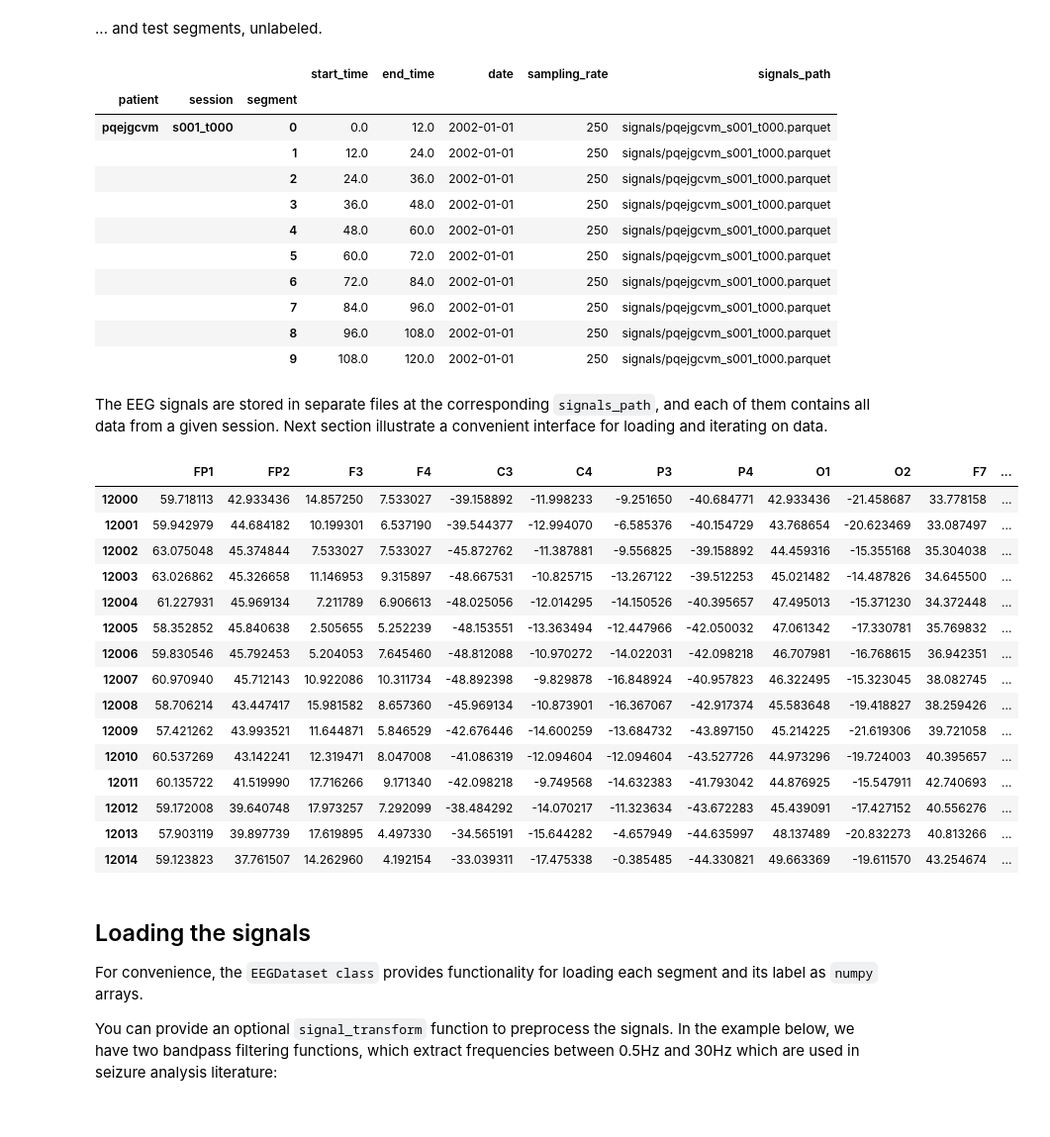
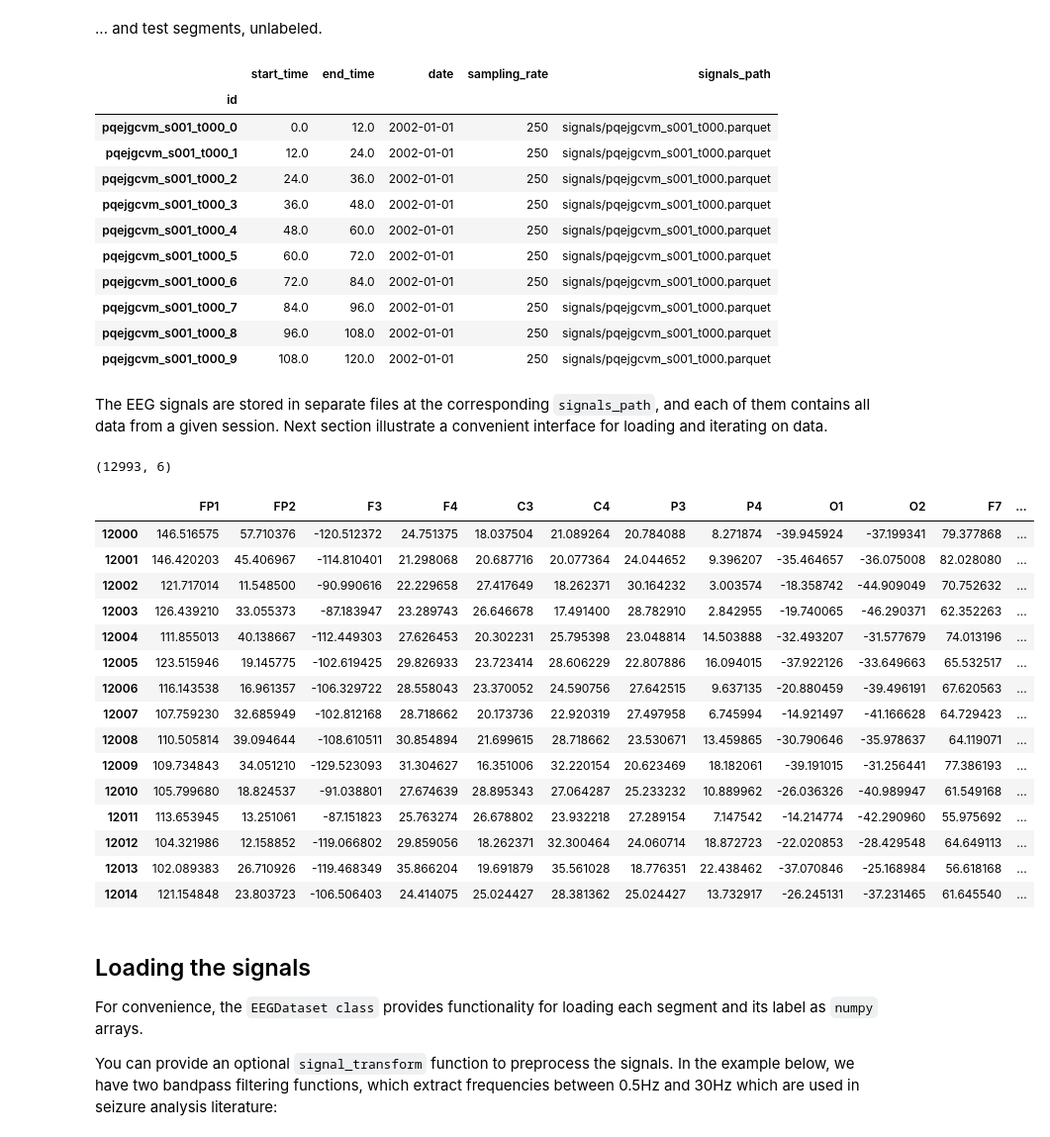
Before and after one commit to Igzi/nml_project, a Jupyter notebook: example.ipynb, the cells around one changed output. Shown at 99% size. Cells and saved outputs as stored; diff of their text form; code cells hidden in the pictures.

```diff
--- a/example.ipynb
+++ b/example.ipynb
@@ -24,6 +33,9 @@ These segments, and their labels, are described in the `segments.parquet` files,
 #     ├── signals/
 #     ├── segments.parquet
 
-data_path = "../data"
+from pathlib import Path
+
+
+data_path = "/home/stnikoli/nml_project/data/"
 
 DATA_ROOT = Path(data_path)
@@ -56,43 +72,47 @@ display(clips_tr.iloc[100:115])
 clips_te = pd.read_parquet(DATA_ROOT / "test/segments.parquet")
 display(clips_te.head(10))
 # %% [output]
-|  |  |  | start_time | end_time | date | sampling_rate | signals_path |
-| patient | session | segment |  |  |  |  |  |
-| pqejgcvm | s001_t000 | 0 | 0.0 | 12.0 | 2002-01-01 | 250 | signals/pqejgcvm_s001_t000.parquet |
-|  |  | 1 | 12.0 | 24.0 | 2002-01-01 | 250 | signals/pqejgcvm_s001_t000.parquet |
-|  |  | 2 | 24.0 | 36.0 | 2002-01-01 | 250 | signals/pqejgcvm_s001_t000.parquet |
-|  |  | 3 | 36.0 | 48.0 | 2002-01-01 | 250 | signals/pqejgcvm_s001_t000.parquet |
-|  |  | 4 | 48.0 | 60.0 | 2002-01-01 | 250 | signals/pqejgcvm_s001_t000.parquet |
-|  |  | 5 | 60.0 | 72.0 | 2002-01-01 | 250 | signals/pqejgcvm_s001_t000.parquet |
-|  |  | 6 | 72.0 | 84.0 | 2002-01-01 | 250 | signals/pqejgcvm_s001_t000.parquet |
-|  |  | 7 | 84.0 | 96.0 | 2002-01-01 | 250 | signals/pqejgcvm_s001_t000.parquet |
-|  |  | 8 | 96.0 | 108.0 | 2002-01-01 | 250 | signals/pqejgcvm_s001_t000.parquet |
-|  |  | 9 | 108.0 | 120.0 | 2002-01-01 | 250 | signals/pqejgcvm_s001_t000.parquet |
+|  | start_time | end_time | date | sampling_rate | signals_path |
+| id |  |  |  |  |  |
+| pqejgcvm_s001_t000_0 | 0.0 | 12.0 | 2002-01-01 | 250 | signals/pqejgcvm_s001_t000.parquet |
+| pqejgcvm_s001_t000_1 | 12.0 | 24.0 | 2002-01-01 | 250 | signals/pqejgcvm_s001_t000.parquet |
+| pqejgcvm_s001_t000_2 | 24.0 | 36.0 | 2002-01-01 | 250 | signals/pqejgcvm_s001_t000.parquet |
+| pqejgcvm_s001_t000_3 | 36.0 | 48.0 | 2002-01-01 | 250 | signals/pqejgcvm_s001_t000.parquet |
+| pqejgcvm_s001_t000_4 | 48.0 | 60.0 | 2002-01-01 | 250 | signals/pqejgcvm_s001_t000.parquet |
+| pqejgcvm_s001_t000_5 | 60.0 | 72.0 | 2002-01-01 | 250 | signals/pqejgcvm_s001_t000.parquet |
+| pqejgcvm_s001_t000_6 | 72.0 | 84.0 | 2002-01-01 | 250 | signals/pqejgcvm_s001_t000.parquet |
+| pqejgcvm_s001_t000_7 | 84.0 | 96.0 | 2002-01-01 | 250 | signals/pqejgcvm_s001_t000.parquet |
+| pqejgcvm_s001_t000_8 | 96.0 | 108.0 | 2002-01-01 | 250 | signals/pqejgcvm_s001_t000.parquet |
+| pqejgcvm_s001_t000_9 | 108.0 | 120.0 | 2002-01-01 | 250 | signals/pqejgcvm_s001_t000.parquet |
 # %% [markdown]
 The EEG signals are stored in separate files at the corresponding `signals_path`, and each of them contains all data from a given session. Next section illustrate a convenient interface for loading and iterating on data.
+# %%
+clips_tr.shape
+# %% [output]
+(12993, 6)
 # %%
 display(
-    pd.read_parquet(DATA_ROOT / "train" / clips_tr.iloc[0]["signals_path"]).iloc[
+    pd.read_parquet(DATA_ROOT / "train" / clips_tr.iloc[1992]["signals_path"]).iloc[
         12000:12015
     ]
 )
 # %% [output]
 |  | FP1 | FP2 | F3 | F4 | C3 | C4 | P3 | P4 | O1 | O2 | F7 | ... |
-| 12000 | 59.718113 | 42.933436 | 14.857250 | 7.533027 | -39.158892 | -11.998233 | -9.251650 | -40.684771 | 42.933436 | -21.458687 | 33.778158 | ... |
-| 12001 | 59.942979 | 44.684182 | 10.199301 | 6.537190 | -39.544377 | -12.994070 | -6.585376 | -40.154729 | 43.768654 | -20.623469 | 33.087497 | ... |
-| 12002 | 63.075048 | 45.374844 | 7.533027 | 7.533027 | -45.872762 | -11.387881 | -9.556825 | -39.158892 | 44.459316 | -15.355168 | 35.304038 | ... |
-| 12003 | 63.026862 | 45.326658 | 11.146953 | 9.315897 | -48.667531 | -10.825715 | -13.267122 | -39.512253 | 45.021482 | -14.487826 | 34.645500 | ... |
-| 12004 | 61.227931 | 45.969134 | 7.211789 | 6.906613 | -48.025056 | -12.014295 | -14.150526 | -40.395657 | 47.495013 | -15.371230 | 34.372448 | ... |
-| 12005 | 58.352852 | 45.840638 | 2.505655 | 5.252239 | -48.153551 | -13.363494 | -12.447966 | -42.050032 | 47.061342 | -17.330781 | 35.769832 | ... |
-| 12006 | 59.830546 | 45.792453 | 5.204053 | 7.645460 | -48.812088 | -10.970272 | -14.022031 | -42.098218 | 46.707981 | -16.768615 | 36.942351 | ... |
-| 12007 | 60.970940 | 45.712143 | 10.922086 | 10.311734 | -48.892398 | -9.829878 | -16.848924 | -40.957823 | 46.322495 | -15.323045 | 38.082745 | ... |
-| 12008 | 58.706214 | 43.447417 | 15.981582 | 8.657360 | -45.969134 | -10.873901 | -16.367067 | -42.917374 | 45.583648 | -19.418827 | 38.259426 | ... |
-| 12009 | 57.421262 | 43.993521 | 11.644871 | 5.846529 | -42.676446 | -14.600259 | -13.684732 | -43.897150 | 45.214225 | -21.619306 | 39.721058 | ... |
-| 12010 | 60.537269 | 43.142241 | 12.319471 | 8.047008 | -41.086319 | -12.094604 | -12.094604 | -43.527726 | 44.973296 | -19.724003 | 40.395657 | ... |
-| 12011 | 60.135722 | 41.519990 | 17.716266 | 9.171340 | -42.098218 | -9.749568 | -14.632383 | -41.793042 | 44.876925 | -15.547911 | 42.740693 | ... |
-| 12012 | 59.172008 | 39.640748 | 17.973257 | 7.292099 | -38.484292 | -14.070217 | -11.323634 | -43.672283 | 45.439091 | -17.427152 | 40.556276 | ... |
-| 12013 | 57.903119 | 39.897739 | 17.619895 | 4.497330 | -34.565191 | -15.644282 | -4.657949 | -44.635997 | 48.137489 | -20.832273 | 40.813266 | ... |
-| 12014 | 59.123823 | 37.761507 | 14.262960 | 4.192154 | -33.039311 | -17.475338 | -0.385485 | -44.330821 | 49.663369 | -19.611570 | 43.254674 | ... |
+| 12000 | 146.516575 | 57.710376 | -120.512372 | 24.751375 | 18.037504 | 21.089264 | 20.784088 | 8.271874 | -39.945924 | -37.199341 | 79.377868 | ... |
+| 12001 | 146.420203 | 45.406967 | -114.810401 | 21.298068 | 20.687716 | 20.077364 | 24.044652 | 9.396207 | -35.464657 | -36.075008 | 82.028080 | ... |
+| 12002 | 121.717014 | 11.548500 | -90.990616 | 22.229658 | 27.417649 | 18.262371 | 30.164232 | 3.003574 | -18.358742 | -44.909049 | 70.752632 | ... |
+| 12003 | 126.439210 | 33.055373 | -87.183947 | 23.289743 | 26.646678 | 17.491400 | 28.782910 | 2.842955 | -19.740065 | -46.290371 | 62.352263 | ... |
+| 12004 | 111.855013 | 40.138667 | -112.449303 | 27.626453 | 20.302231 | 25.795398 | 23.048814 | 14.503888 | -32.493207 | -31.577679 | 74.013196 | ... |
+| 12005 | 123.515946 | 19.145775 | -102.619425 | 29.826933 | 23.723414 | 28.606229 | 22.807886 | 16.094015 | -37.922126 | -33.649663 | 65.532517 | ... |
+| 12006 | 116.143538 | 16.961357 | -106.329722 | 28.558043 | 23.370052 | 24.590756 | 27.642515 | 9.637135 | -20.880459 | -39.496191 | 67.620563 | ... |
+| 12007 | 107.759230 | 32.685949 | -102.812168 | 28.718662 | 20.173736 | 22.920319 | 27.497958 | 6.745994 | -14.921497 | -41.166628 | 64.729423 | ... |
+| 12008 | 110.505814 | 39.094644 | -108.610511 | 30.854894 | 21.699615 | 28.718662 | 23.530671 | 13.459865 | -30.790646 | -35.978637 | 64.119071 | ... |
+| 12009 | 109.734843 | 34.051210 | -129.523093 | 31.304627 | 16.351006 | 32.220154 | 20.623469 | 18.182061 | -39.191015 | -31.256441 | 77.386193 | ... |
+| 12010 | 105.799680 | 18.824537 | -91.038801 | 27.674639 | 28.895343 | 27.064287 | 25.233232 | 10.889962 | -26.036326 | -40.989947 | 61.549168 | ... |
+| 12011 | 113.653945 | 13.251061 | -87.151823 | 25.763274 | 26.678802 | 23.932218 | 27.289154 | 7.147542 | -14.214774 | -42.290960 | 55.975692 | ... |
+| 12012 | 104.321986 | 12.158852 | -119.066802 | 29.859056 | 18.262371 | 32.300464 | 24.060714 | 18.872723 | -22.020853 | -28.429548 | 64.649113 | ... |
+| 12013 | 102.089383 | 26.710926 | -119.468349 | 35.866204 | 19.691879 | 35.561028 | 18.776351 | 22.438462 | -37.070846 | -25.168984 | 56.618168 | ... |
+| 12014 | 121.154848 | 23.803723 | -106.506403 | 24.414075 | 25.024427 | 28.381362 | 25.024427 | 13.732917 | -26.245131 | -37.231465 | 61.645540 | ... |
 # %% [markdown]
 ## Loading the signals
 
```
Also changed, not shown: parts of 9 cells of this notebook, 3 other files.
